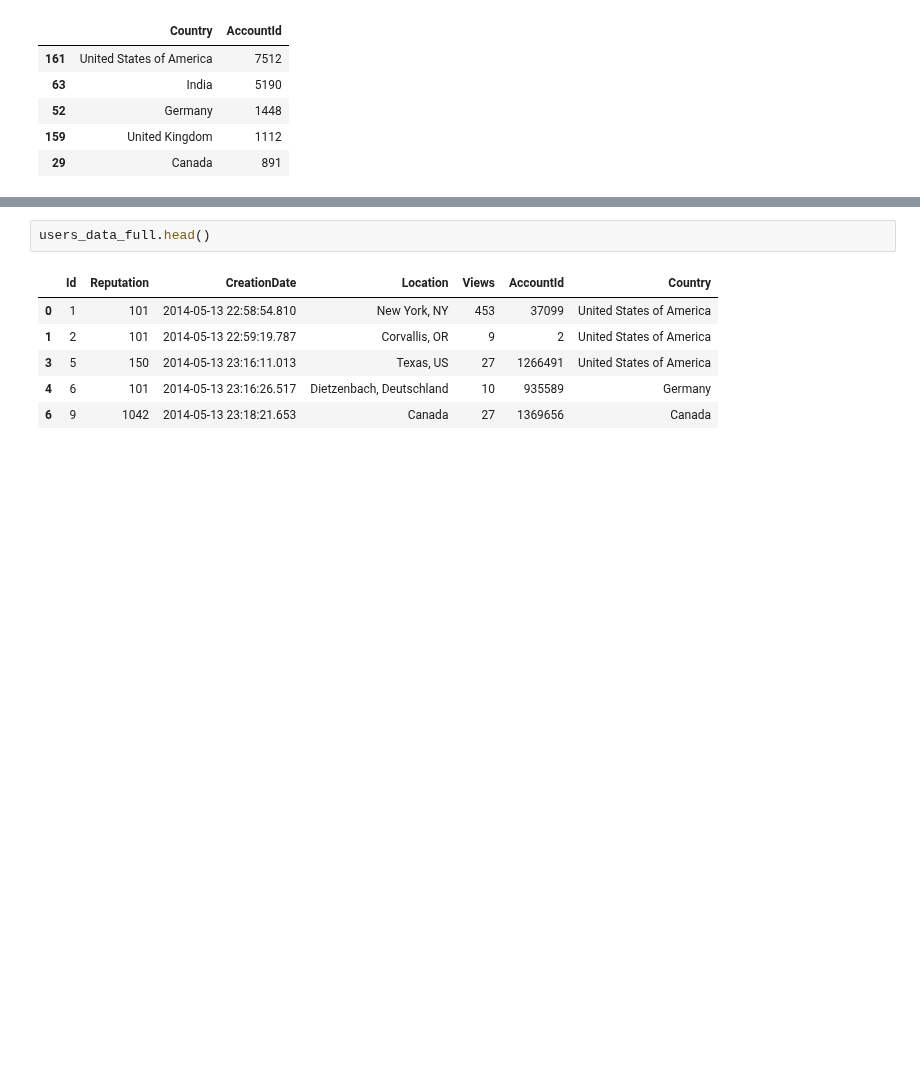
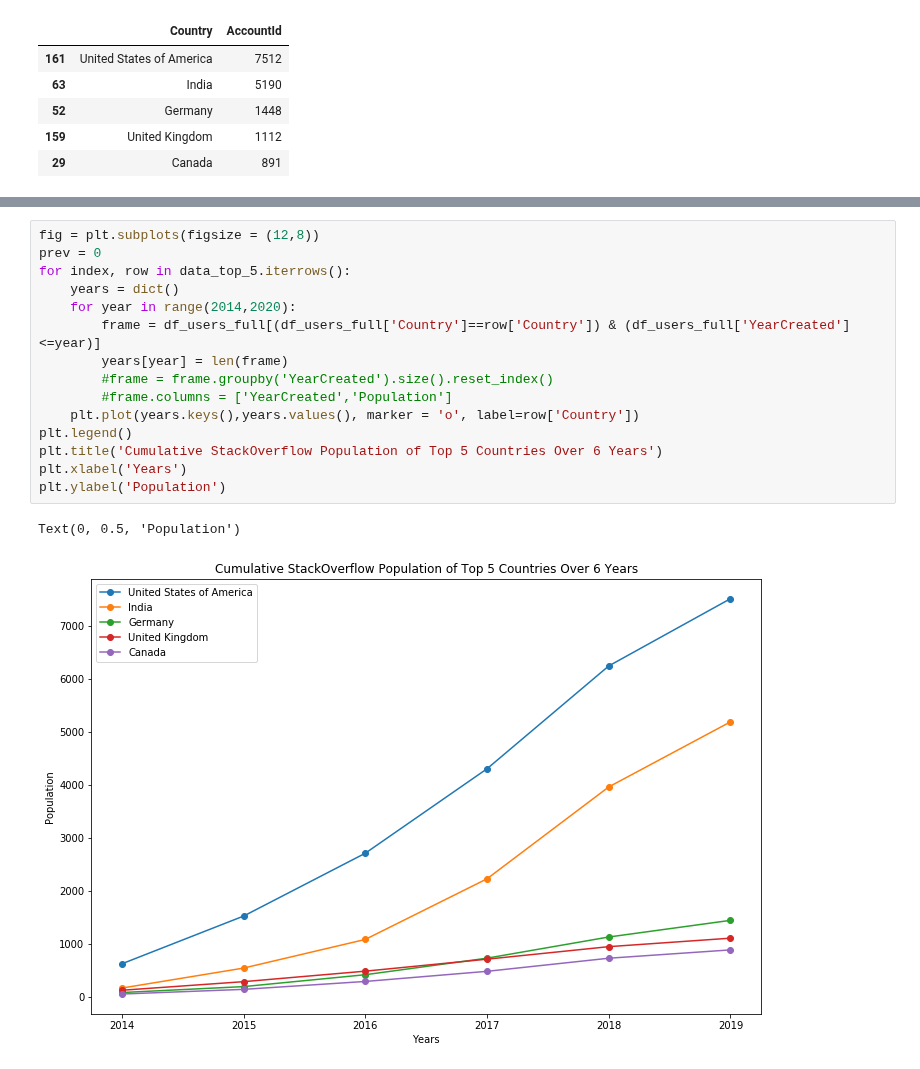
Before and after one commit to maliakber/algorithm-data-model-csc-501, a Jupyter notebook: source/project/TestGeo.ipynb, the cells around one changed output, grey strips where cells are left out. Drawn from its saved outputs; the diff is of its cells as text; blank space fills up the shorter version.

```diff
--- a/source/project/TestGeo.ipynb
+++ b/source/project/TestGeo.ipynb
@@ -406,12 +399,21 @@ plt.ylabel('Population')
 # %% [output]
 Text(0, 0.5, 'Population')
 [figure]
-# %%
-users_data_full.head()
-# %% [output]
-|  | Id | Reputation | CreationDate | Location | Views | AccountId | Country |
-| 0 | 1 | 101 | 2014-05-13 22:58:54.810 | New York, NY | 453 | 37099 | United States of America |
-| 1 | 2 | 101 | 2014-05-13 22:59:19.787 | Corvallis, OR | 9 | 2 | United States of America |
-| 3 | 5 | 150 | 2014-05-13 23:16:11.013 | Texas, US | 27 | 1266491 | United States of America |
-| 4 | 6 | 101 | 2014-05-13 23:16:26.517 | Dietzenbach, Deutschland | 10 | 935589 | Germany |
-| 6 | 9 | 1042 | 2014-05-13 23:18:21.653 | Canada | 27 | 1369656 | Canada |
+# %%
+fig = plt.subplots(figsize = (12,8))
+prev = 0
+for index, row in data_top_5.iterrows():
+    years = dict()
+    for year in range(2014,2020):
+        frame = df_users_full[(df_users_full['Country']==row['Country']) & (df_users_full['YearCreated']<=year)]
+        years[year] = len(frame)
+        #frame = frame.groupby('YearCreated').size().reset_index()
+        #frame.columns = ['YearCreated','Population']
+    plt.plot(years.keys(),years.values(), marker = 'o', label=row['Country'])
+plt.legend()
+plt.title('Cumulative StackOverflow Population of Top 5 Countries Over 6 Years')
+plt.xlabel('Years')
+plt.ylabel('Population')
+# %% [output]
+Text(0, 0.5, 'Population')
+[figure, added]
```
Also changed, not shown: parts of 2 cells of this notebook.
